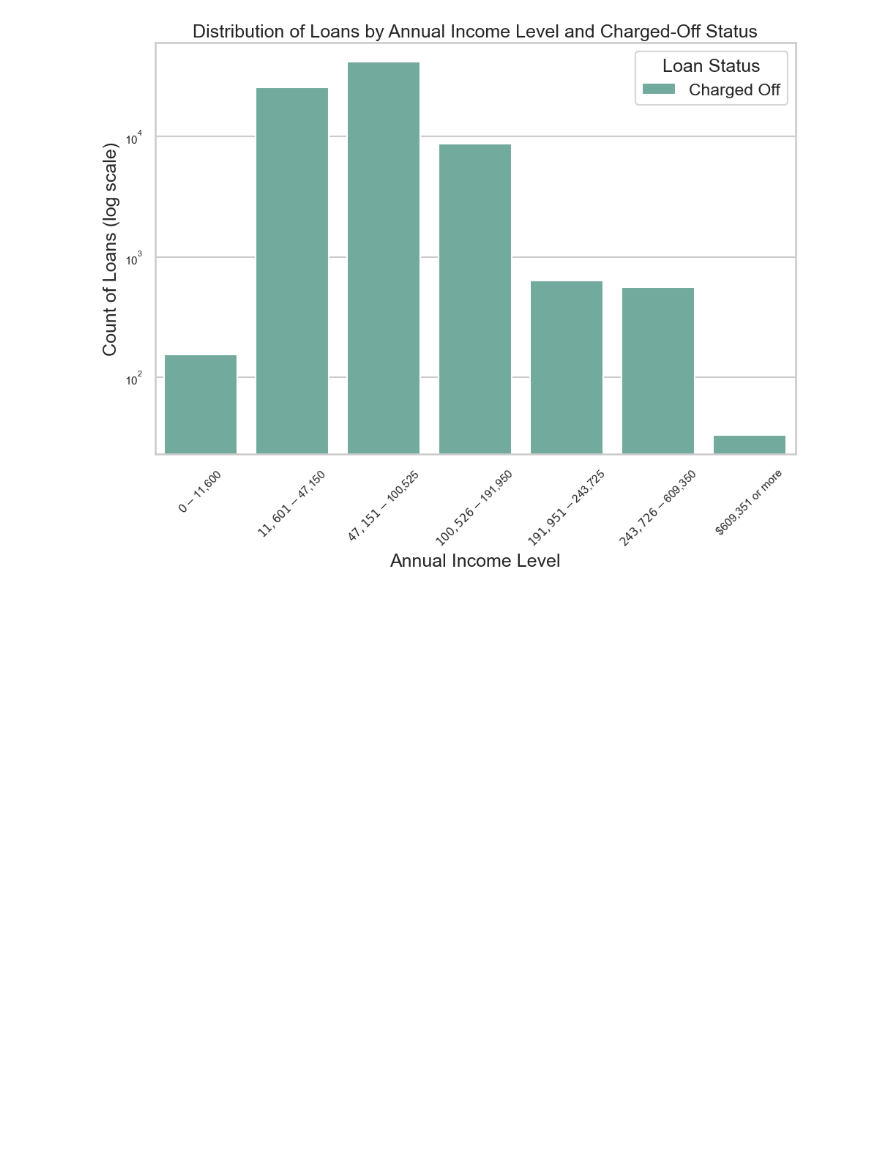
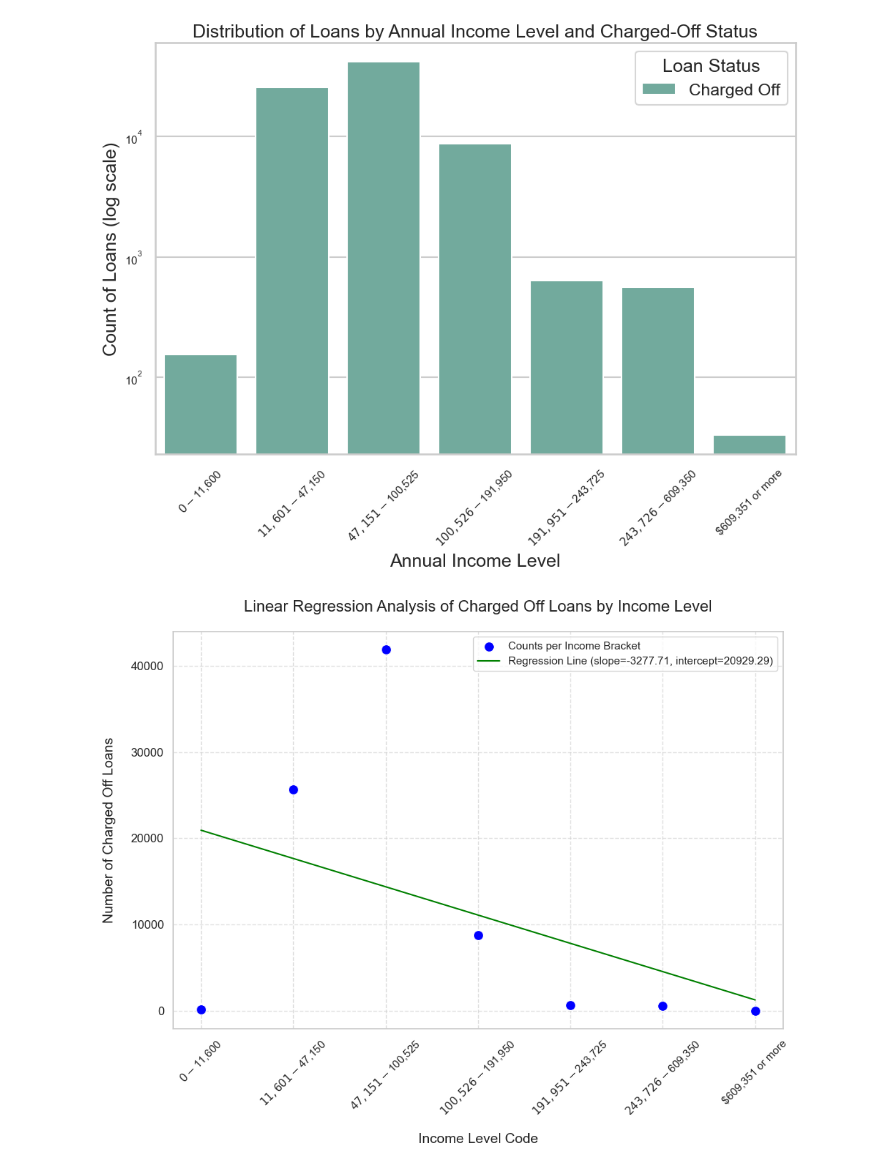
Before and after one commit to SaadNasir92/Group_project_1_SMU, a Jupyter notebook: sn_eda.ipynb, the cells around one changed output. Cells and saved outputs as stored; diff of their text form; code cells hidden in the pictures; blank space fills up the shorter version.

Commit message:
Worked on statistical test of annual income vs loan status, finished, need to write up.

```diff
--- a/sn_eda.ipynb
+++ b/sn_eda.ipynb
@@ -213,0 +198,41 @@ plt.show()
+# %%
+# First, we need to ensure, that our income brackets are numerically defined. Since they follow an order, lets make it ordinal data by assigning ordered integers to each bracket.
+
+ordinal_conversion = {bracket: idx for idx, bracket in enumerate(loan_df.sort_values(by='annual_inc').annual_inc_lvl.unique())}
+loan_df['inc_lvl_codes'] = loan_df.annual_inc_lvl.map(ordinal_conversion)
+# %%
+# Let run a simple linear regression to validate our assumptions based on this visualization.
+
+sorted_data = loan_df[loan_df['loan_status'] == 'Charged Off'].inc_lvl_codes.value_counts().sort_index()
+result = linregress(sorted_data.index, sorted_data.values )
+slope = result.slope
+intercept = result.intercept
+r = result.rvalue
+p = result.pvalue
+dy = slope * sorted_data.index + intercept
+# %%
+#### ABIGAIL -- THIS ONE IS READY FOR YOU!!!
+# Plotting the simple linear regression
+
+plt.figure(figsize=(10, 8))
+sns.set_theme(style="whitegrid")
+
+sns.scatterplot(x= sorted_data.index, y= sorted_data.values, color='blue', s=100, label='Counts per Income Bracket', marker='o')
+sns.lineplot(x=sorted_data.index, y = dy, color='green', label=f'Regression Line (slope={slope:.2f}, intercept={intercept:.2f})')
+
+plt.xlabel('Income Level Code', fontsize=14, labelpad=15)
+plt.ylabel('Number of Charged Off Loans', fontsize=14, labelpad=15)
+plt.title('Linear Regression Analysis of Charged Off Loans by Income Level', fontsize=16, pad=20)
+
+plt.xticks(ticks=sorted_data.index, labels=['$0-$11,600', '$11,601-$47,150', '$47,151-$100,525',
+                                            '$100,526-$191,950', '$191,951-$243,725',
+                                            '$243,726-$609,350', '$609,351 or more'], rotation=45)
+plt.yticks(fontsize=12)
+
+plt.grid(True, linestyle='--', alpha=0.6)
+
+plt.tight_layout()
+plt.legend()
+plt.show()
+# %% [output]
+[figure, added]
```
Also changed, not shown: parts of 5 cells of this notebook, 1 other file.
